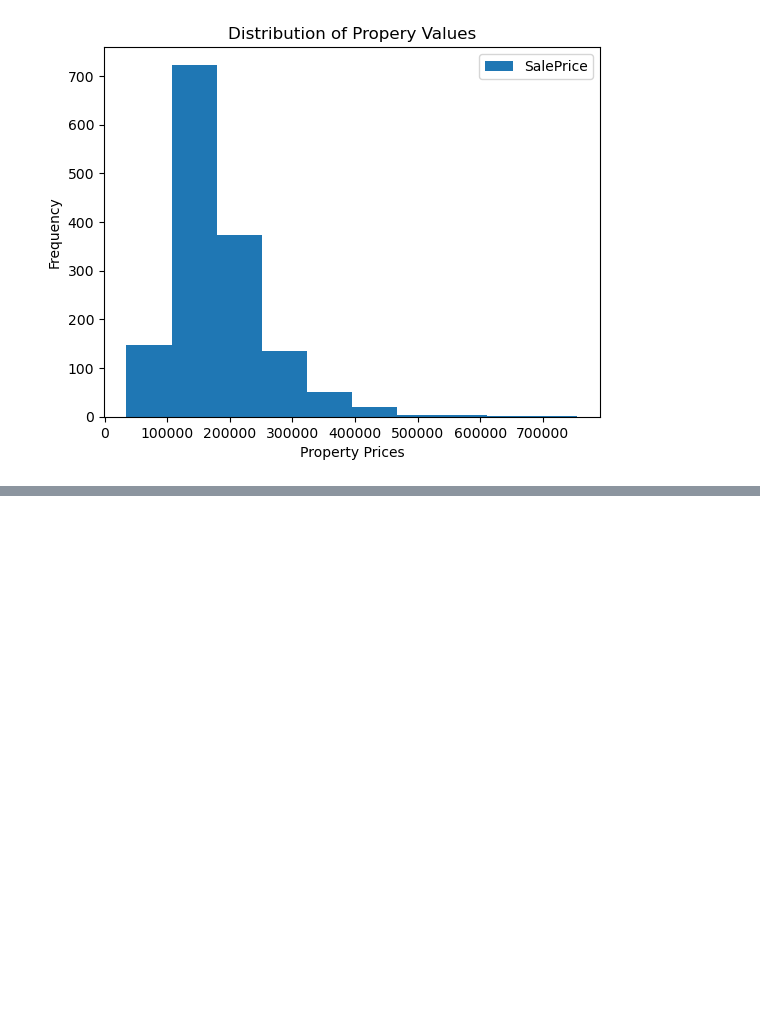
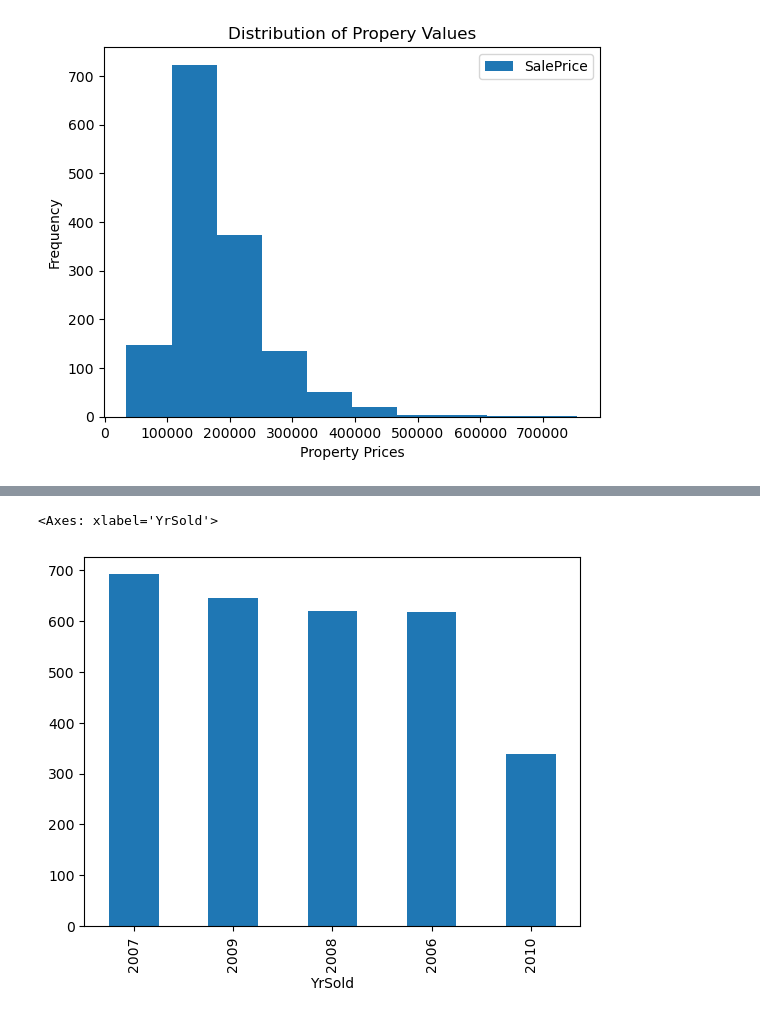
Before and after one commit to barronbytes/Team-Project, a Jupyter notebook: notebooks/barron.ipynb, the cells around one changed output, grey strips where cells are left out. Saved outputs shown, nothing was run; the diff lists cells and outputs as text; code cells hidden in the pictures; blank space fills up the shorter version.

```diff
--- a/notebooks/barron.ipynb
+++ b/notebooks/barron.ipynb
@@ -74,0 +77,5 @@ plt.show()
+# %%
+df["YrSold"].value_counts().plot(kind="bar")
+# %% [output]
+<Axes: xlabel='YrSold'>
+[figure, added]
```
Also changed, not shown: parts of 6 cells of this notebook.
